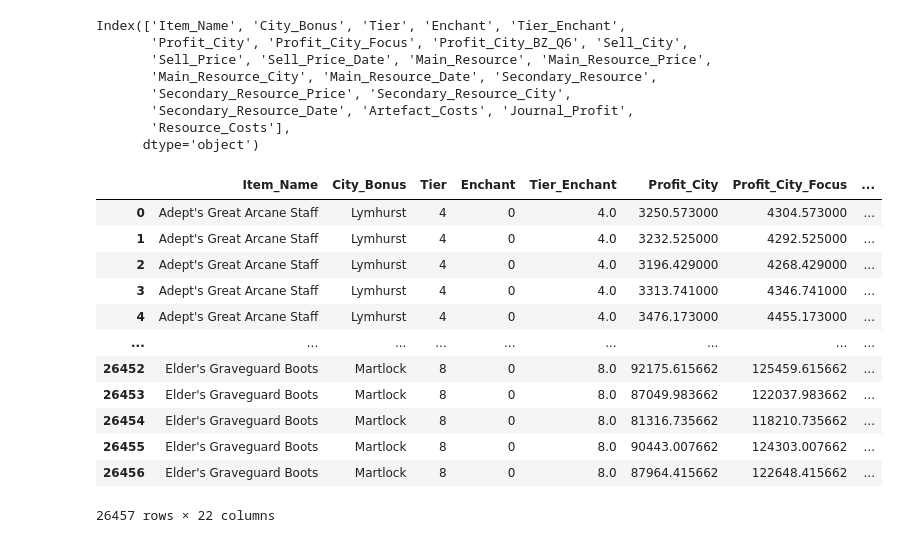
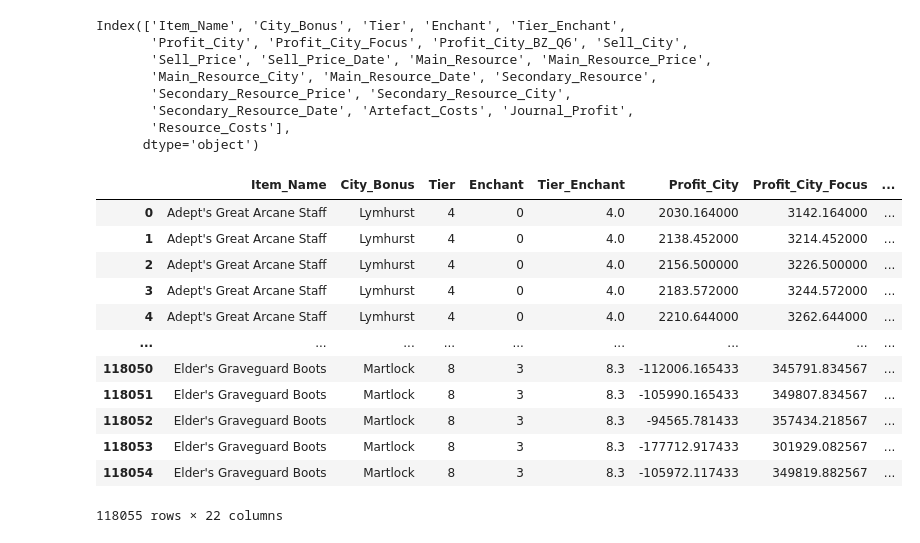
Before and after one commit to JordanPelletier/Albion-Online-Crafting-Calculator, a Jupyter notebook: Albion crafting.ipynb, the cells around one changed output. Drawn from its saved outputs; the diff is of its cells as text; code cells hidden in the pictures.

```diff
--- a/Albion crafting.ipynb
+++ b/Albion crafting.ipynb
@@ -34,9 +43,9 @@ def Update_Prices(hitorical_prices, updated_prices):
 # %%
 # Make a fresh call to API to get recent data.
-resource_prices_update = Get_Data(Resource_URLs)
-artefact_and_journal_prices_update = Get_Data(Artefact_Journal_URLs)
-time.sleep(61) #there is a 180 calls per minute limit that we must avoid. also 300 per 5 minutes limit.
-item_prices_update = Get_Data(Item_URLs)
+resource_prices_update = Get_Data2(Resource_URLs)
+artefact_and_journal_prices_update = Get_Data2(Artefact_Journal_URLs)
+time.sleep(61) #There is a 180 calls per minute limit that we must avoid. also 300 per 5 minutes limit.
+item_prices_update = Get_Data2(Item_URLs)
 # %% [output]
 working on URL #0
 working on URL #1
@@ -109,7 +118,7 @@ Recipies.to_sql(name='Recipies', if_exists='replace', con=Albion_conn)
 # %% [output]
 4240
 # %%
-report = pd.read_sql_query(
+BM_Craft = pd.read_sql_query(
 """
 with add_sell_price as (
 SELECT
@@ -190,7 +199,7 @@ SELECT
 ,Tier||'.'||Enchant as Tier_Enchant
 
 FROM add_journal_full
-WHERE Sell_Price IS NOT NULL AND Missing_Artefact=0 AND Missing_Second_Resource=0 AND Main_Resource_Price>0 AND Journal_Empty_Price IS NOT NULL AND Journal_Full_Price IS NOT NULL AND Sell_City="Black Market"
+WHERE Sell_Price IS NOT NULL AND Missing_Artefact=0 AND Missing_Second_Resource=0 AND Main_Resource_Price>0 AND Journal_Empty_Price IS NOT NULL AND Journal_Full_Price IS NOT NULL and Sell_City IN ('Black Market','Fort Sterling');
 
 
 
@@ -214,20 +239,20 @@ Index(['index', 'Item_Placeholder', 'Tier', 'Enchant', 'Item_Name',
 # %%
 # moving back to Pandas for final non-merge operations
 
-report['Secondary_Resource_Price'] = report['Secondary_Resource_Price_nn']
-report = report.drop('Secondary_Resource_Price_nn', axis=1)
+BM_Craft['Secondary_Resource_Price'] = BM_Craft['Secondary_Resource_Price_nn']
+BM_Craft = BM_Craft.drop('Secondary_Resource_Price_nn', axis=1)
 
-report['Artefact_Price'] = report['Artefact_Price_nn']
-report = report.drop('Artefact_Price_nn', axis=1)
+BM_Craft['Artefact_Price'] = BM_Craft['Artefact_Price_nn']
+BM_Craft = BM_Craft.drop('Artefact_Price_nn', axis=1)
 
-report['Resource_Costs'] = (report['Main Resource Quantity']*report['Main_Resource_Price'])+(report['Secondary_Resource_Quantity']*report['Secondary_Resource_Price'])
-report['Artefact_Costs'] = report['Artefact_Quantity']*report['Artefact_Price']
-report['Journal_Profit'] = ((report['Journal_Full_Price']*0.975)-report['Journal_Empty_Price'])*(report['Crafting Fame']/report['Journal_EXP_Fill'])
+BM_Craft['Resource_Costs'] = (BM_Craft['Main Resource Quantity']*BM_Craft['Main_Resource_Price'])+(BM_Craft['Secondary_Resource_Quantity']*BM_Craft['Secondary_Resource_Price'])
+BM_Craft['Artefact_Costs'] = BM_Craft['Artefact_Quantity']*BM_Craft['Artefact_Price']
+BM_Craft['Journal_Profit'] = ((BM_Craft['Journal_Full_Price']*0.975)-BM_Craft['Journal_Empty_Price'])*(BM_Craft['Crafting Fame']/BM_Craft['Journal_EXP_Fill'])
 
-report['Profit_City'] = (report['Sell_Price']*0.945)-report['Artefact_Costs']-(report['Resource_Costs']*0.752)+report['Journal_Profit']
-report['Profit_City_Focus'] = (report['Sell_Price']*0.945)-report['Artefact_Costs']-(report['Resource_Costs']*0.502)+report['Journal_Profit']
-report['Profit_City_BZ_Q6'] = (report['Sell_Price']*0.945)-report['Artefact_Costs']-(report['Resource_Costs']*0.598)+report['Journal_Profit']
+BM_Craft['Profit_City'] = (BM_Craft['Sell_Price']*0.945)-BM_Craft['Artefact_Costs']-(BM_Craft['Resource_Costs']*0.752)+BM_Craft['Journal_Profit']
+BM_Craft['Profit_City_Focus'] = (BM_Craft['Sell_Price']*0.945)-BM_Craft['Artefact_Costs']-(BM_Craft['Resource_Costs']*0.502)+BM_Craft['Journal_Profit']
+BM_Craft['Profit_City_BZ_Q6'] = (BM_Craft['Sell_Price']*0.945)-BM_Craft['Artefact_Costs']-(BM_Craft['Resource_Costs']*0.598)+BM_Craft['Journal_Profit']
 
 
-report = report[['Item_Name','City_Bonus','Tier','Enchant','Tier_Enchant','Profit_City','Profit_City_Focus','Profit_City_BZ_Q6','Sell_City','Sell_Price','Sell_Price_Date','Main_Resource','Main_Resource_Price','Main_Resource_City','Main_Resource_Date','Secondary_Resource','Secondary_Resource_Price','Secondary_Resource_City','Secondary_Resource_Date','Artefact_Costs','Journal_Profit','Resource_Costs']]
+BM_Craft = BM_Craft[['Item_Name','City_Bonus','Tier','Enchant','Tier_Enchant','Profit_City','Profit_City_Focus','Profit_City_BZ_Q6','Sell_City','Sell_Price','Sell_Price_Date','Main_Resource','Main_Resource_Price','Main_Resource_City','Main_Resource_Date','Secondary_Resource','Secondary_Resource_Price','Secondary_Resource_City','Secondary_Resource_Date','Artefact_Costs','Journal_Profit','Resource_Costs']]
 # %%
@@ -242,19 +267,19 @@ Index(['Item_Name', 'City_Bonus', 'Tier', 'Enchant', 'Tier_Enchant',
        'Resource_Costs'],
       dtype='object')
 # %%
-report
+BM_Craft
 # %% [output]
 |  | Item_Name | City_Bonus | Tier | Enchant | Tier_Enchant | Profit_City | Profit_City_Focus | ... |
-| 0 | Adept's Great Arcane Staff | Lymhurst | 4 | 0 | 4.0 | 3250.573000 | 4304.573000 | ... |
-| 1 | Adept's Great Arcane Staff | Lymhurst | 4 | 0 | 4.0 | 3232.525000 | 4292.525000 | ... |
-| 2 | Adept's Great Arcane Staff | Lymhurst | 4 | 0 | 4.0 | 3196.429000 | 4268.429000 | ... |
-| 3 | Adept's Great Arcane Staff | Lymhurst | 4 | 0 | 4.0 | 3313.741000 | 4346.741000 | ... |
-| 4 | Adept's Great Arcane Staff | Lymhurst | 4 | 0 | 4.0 | 3476.173000 | 4455.173000 | ... |
+| 0 | Adept's Great Arcane Staff | Lymhurst | 4 | 0 | 4.0 | 2030.164000 | 3142.164000 | ... |
+| 1 | Adept's Great Arcane Staff | Lymhurst | 4 | 0 | 4.0 | 2138.452000 | 3214.452000 | ... |
+| 2 | Adept's Great Arcane Staff | Lymhurst | 4 | 0 | 4.0 | 2156.500000 | 3226.500000 | ... |
+| 3 | Adept's Great Arcane Staff | Lymhurst | 4 | 0 | 4.0 | 2183.572000 | 3244.572000 | ... |
+| 4 | Adept's Great Arcane Staff | Lymhurst | 4 | 0 | 4.0 | 2210.644000 | 3262.644000 | ... |
 | ... | ... | ... | ... | ... | ... | ... | ... | ... |
-| 26452 | Elder's Graveguard Boots | Martlock | 8 | 0 | 8.0 | 92175.615662 | 125459.615662 | ... |
-| 26453 | Elder's Graveguard Boots | Martlock | 8 | 0 | 8.0 | 87049.983662 | 122037.983662 | ... |
-| 26454 | Elder's Graveguard Boots | Martlock | 8 | 0 | 8.0 | 81316.735662 | 118210.735662 | ... |
-| 26455 | Elder's Graveguard Boots | Martlock | 8 | 0 | 8.0 | 90443.007662 | 124303.007662 | ... |
-| 26456 | Elder's Graveguard Boots | Martlock | 8 | 0 | 8.0 | 87964.415662 | 122648.415662 | ... |
+| 118050 | Elder's Graveguard Boots | Martlock | 8 | 3 | 8.3 | -112006.165433 | 345791.834567 | ... |
+| 118051 | Elder's Graveguard Boots | Martlock | 8 | 3 | 8.3 | -105990.165433 | 349807.834567 | ... |
+| 118052 | Elder's Graveguard Boots | Martlock | 8 | 3 | 8.3 | -94565.781433 | 357434.218567 | ... |
+| 118053 | Elder's Graveguard Boots | Martlock | 8 | 3 | 8.3 | -177712.917433 | 301929.082567 | ... |
+| 118054 | Elder's Graveguard Boots | Martlock | 8 | 3 | 8.3 | -105972.117433 | 349819.882567 | ... |
-26457 rows × 22 columns
+118055 rows × 22 columns
 # %%
```
Also changed, not shown: parts of 6 cells of this notebook.
